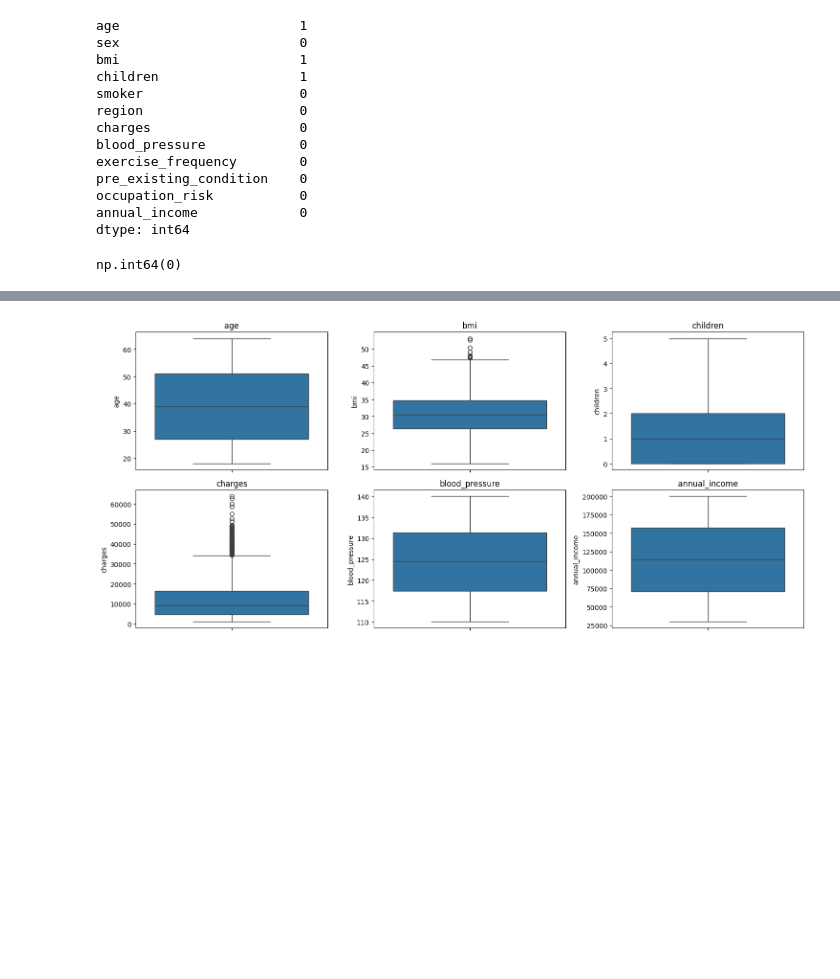
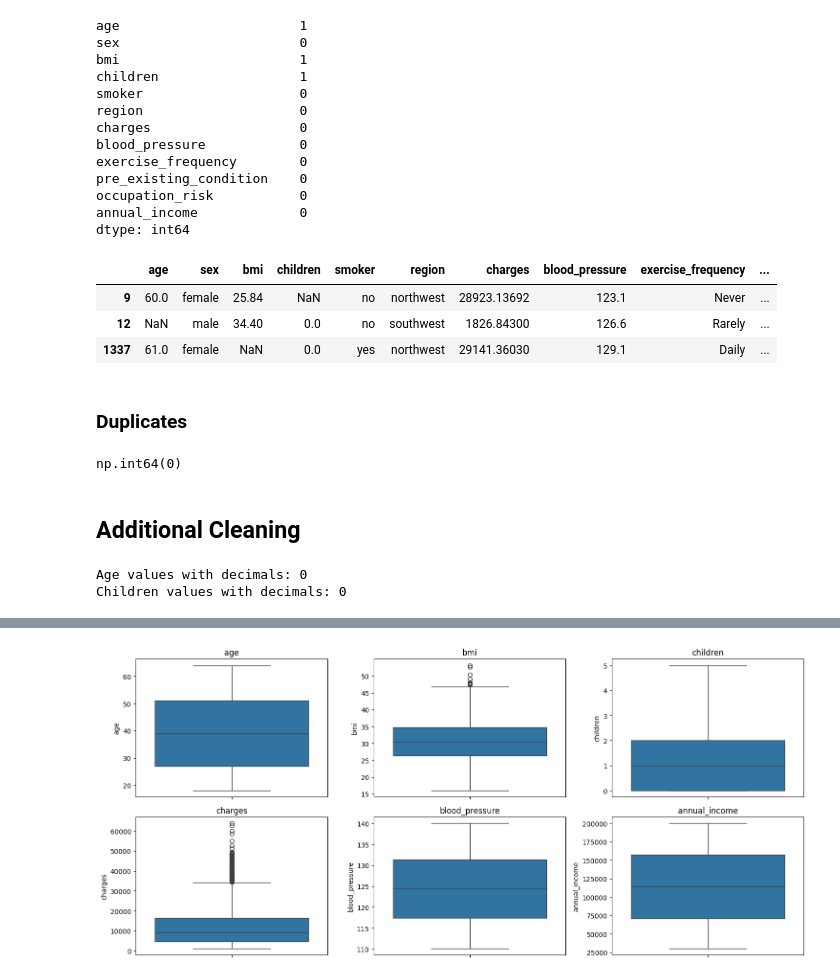
Before and after one commit to olitrick/data_project, a Jupyter notebook: notebooks/01PreProcessing.ipynb, the cells around one changed output, grey strips where cells are left out. Drawn from its saved outputs; the diff is of its cells as text; code cells hidden in the pictures; blank space fills up the shorter version.

```diff
--- a/notebooks/01PreProcessing.ipynb
+++ b/notebooks/01PreProcessing.ipynb
@@ -67,8 +88,12 @@ pre_existing_condition    0
 occupation_risk           0
 annual_income             0
 dtype: int64
-# %%
-data.duplicated().sum()
-# %% [output]
-np.int64(0)
+# %%
+missing_rows = data[data.isnull().any(axis=1)]
+missing_rows
+# %% [output]
+|  | age | sex | bmi | children | smoker | region | charges | blood_pressure | exercise_frequency | ... |
+| 9 | 60.0 | female | 25.84 | NaN | no | northwest | 28923.13692 | 123.1 | Never | ... |
+| 12 | NaN | male | 34.40 | 0.0 | no | southwest | 1826.84300 | 126.6 | Rarely | ... |
+| 1337 | 61.0 | female | NaN | 0.0 | yes | northwest | 29141.36030 | 129.1 | Daily | ... |
 # %%
@@ -77,0 +101,8 @@ data.to_csv("health_insurance_clean.csv", index=False)
+# %% [markdown]
+### Duplicates
+# %%
+data.duplicated().sum()
+# %% [output]
+np.int64(0)
+# %% [markdown]
+## **Additional Cleaning**
@@ -77,0 +114,6 @@ data.to_csv("health_insurance_clean.csv", index=False)
+# %%
+print("Age values with decimals:", (data["age"] % 1 != 0).sum())
+print("Children values with decimals:", (data["children"] % 1 != 0).sum())
+# %% [output]
+Age values with decimals: 0
+Children values with decimals: 0
```
Also changed, not shown: parts of 17 cells of this notebook, 1 other file.
